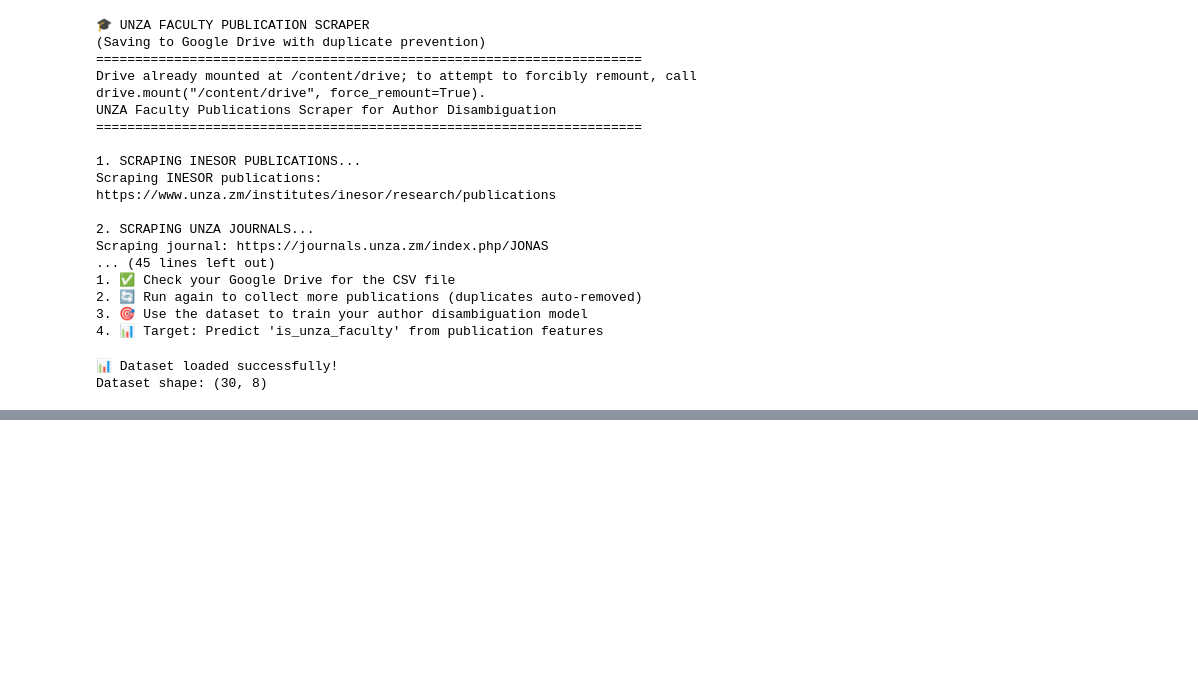
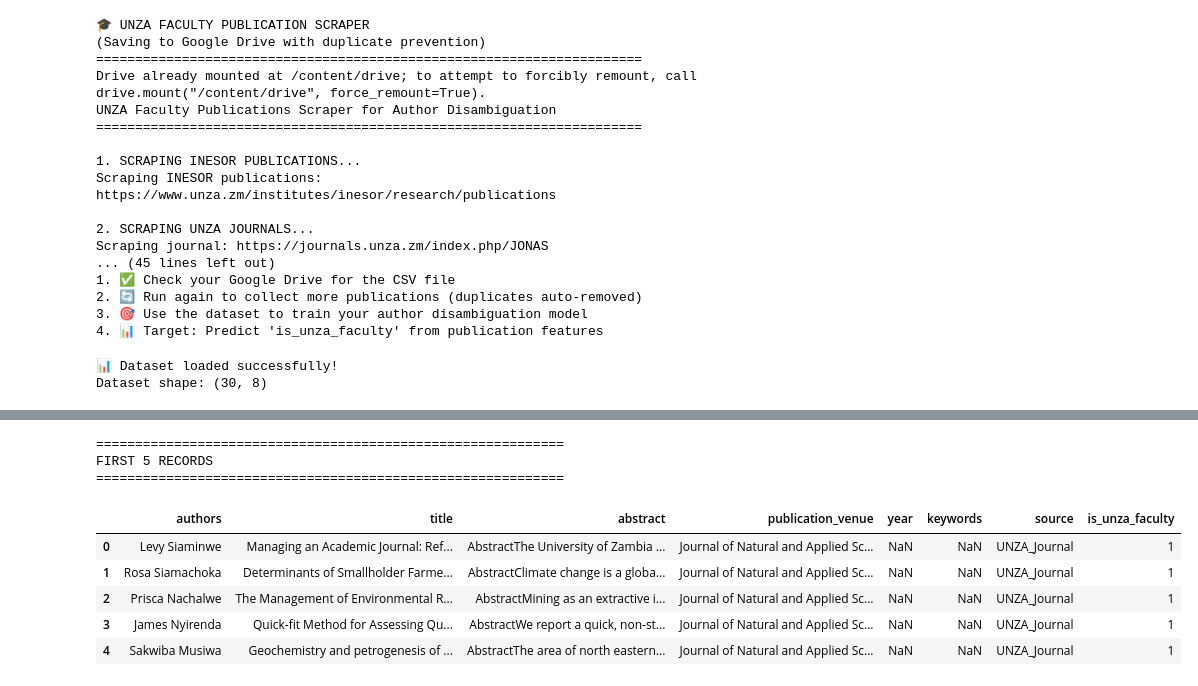
Before and after one commit to isaac-chisaleCS/code-unza25-csc4792-project_team_12-repository, a Jupyter notebook: Copy_of_code_unza25_csc4792_project_team_12_notebook.ipynb, the cells around one changed output, grey strips where cells are left out. Drawn from its saved outputs; the diff is of its cells as text; code cells hidden in the pictures; blank space fills up the shorter version.

```diff
--- a/Copy_of_code_unza25_csc4792_project_team_12_notebook.ipynb
+++ b/Copy_of_code_unza25_csc4792_project_team_12_notebook.ipynb
@@ -472,0 +504,15 @@ Dataset shape: (30, 8)
+# %%
+print("\n" + "="*60)
+print("FIRST 5 RECORDS")
+print("="*60)
+df.head()
+# %% [output]
+============================================================
+FIRST 5 RECORDS
+============================================================
+|  | authors | title | abstract | publication_venue | year | keywords | source | is_unza_faculty |
+| 0 | Levy Siaminwe | Managing an Academic Journal: Ref... | AbstractThe University of Zambia ... | Journal of Natural and Applied Sc... | NaN | NaN | UNZA_Journal | 1 |
+| 1 | Rosa Siamachoka | Determinants of Smallholder Farme... | AbstractClimate change is a globa... | Journal of Natural and Applied Sc... | NaN | NaN | UNZA_Journal | 1 |
+| 2 | Prisca Nachalwe | The Management of Environmental R... | AbstractMining as an extractive i... | Journal of Natural and Applied Sc... | NaN | NaN | UNZA_Journal | 1 |
+| 3 | James Nyirenda | Quick-fit Method for Assessing Qu... | AbstractWe report a quick, non-st... | Journal of Natural and Applied Sc... | NaN | NaN | UNZA_Journal | 1 |
+| 4 | Sakwiba Musiwa | Geochemistry and petrogenesis of ... | AbstractThe area of north eastern... | Journal of Natural and Applied Sc... | NaN | NaN | UNZA_Journal | 1 |
```
Also changed, not shown: parts of 2 cells of this notebook.
